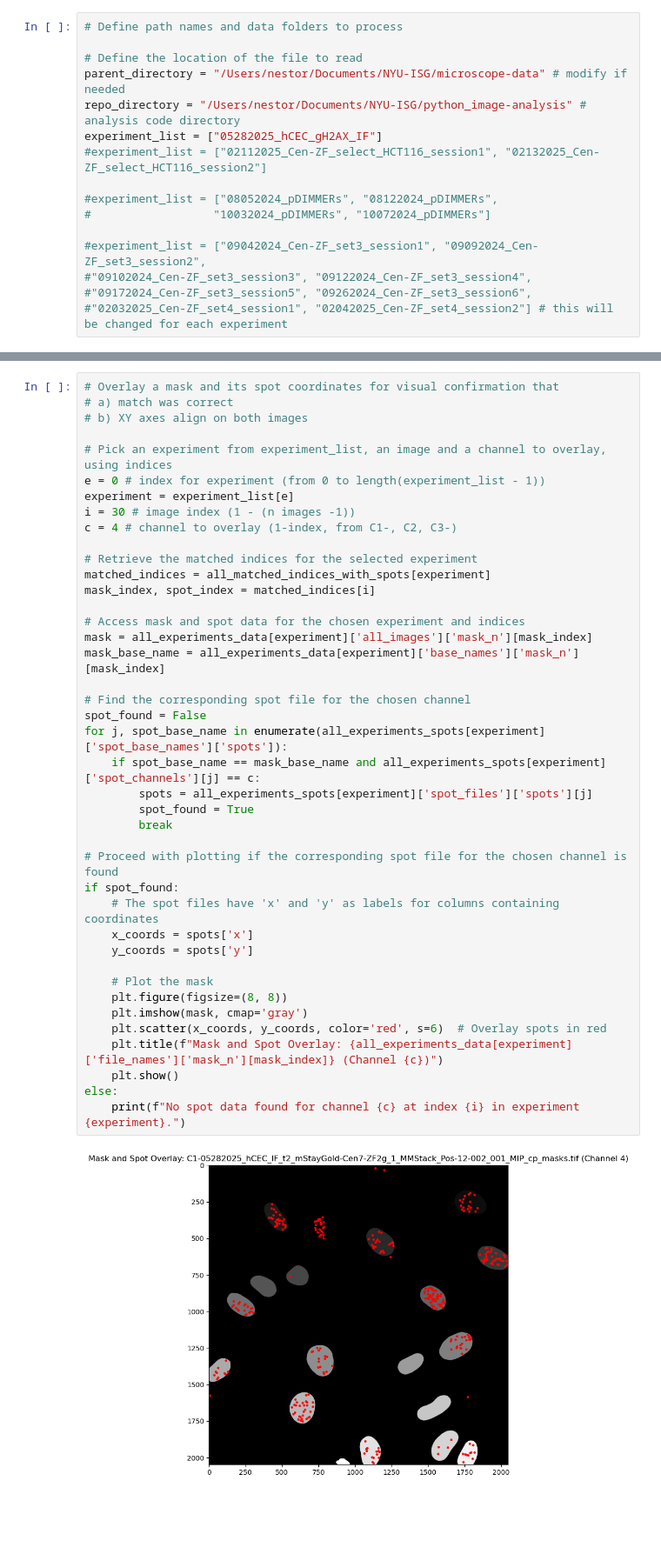
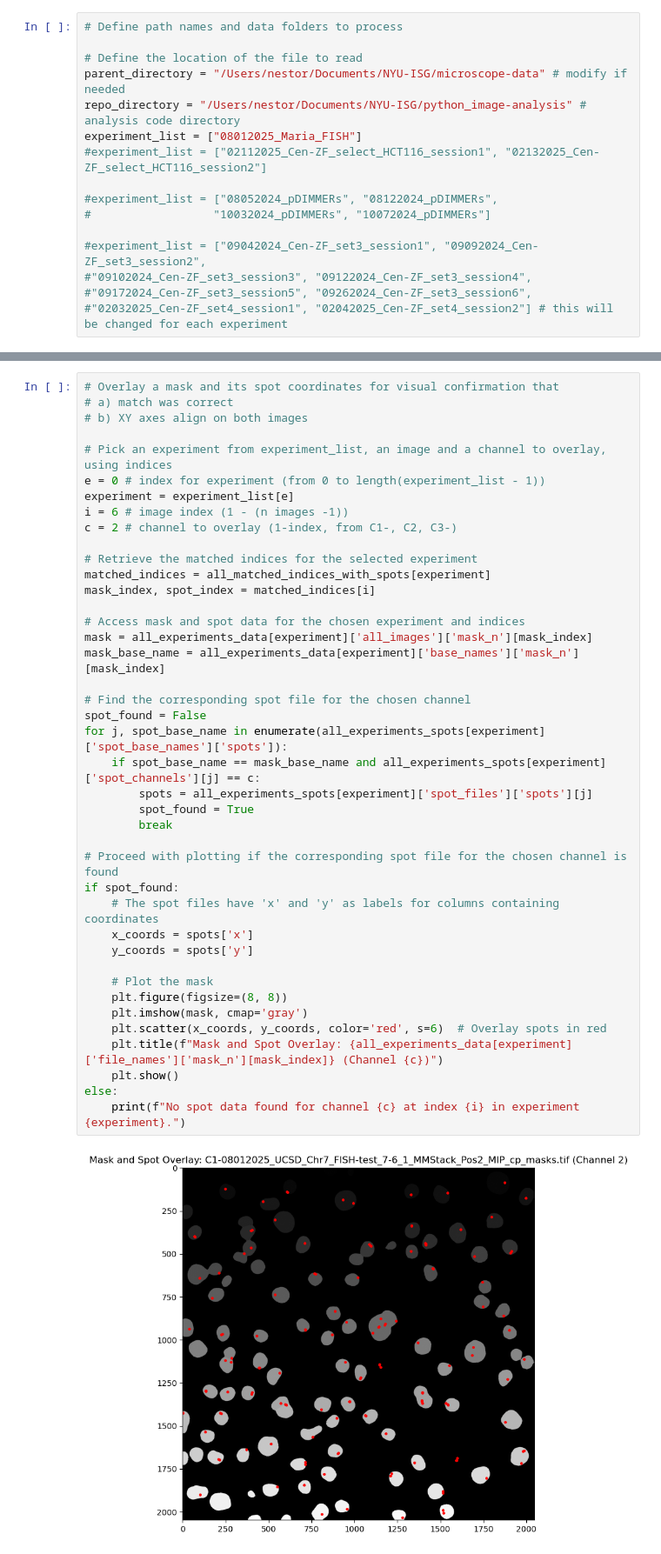
Before and after one commit to timotheelionnet/python_image-analysis, a Jupyter notebook: notebooks/spot-findr.ipynb, the cells around one changed output, grey strips where cells are left out. Shown at 87% size. Drawn from its saved outputs; the diff is of its cells as text; blank space fills up the shorter version.

```diff
--- a/notebooks/spot-findr.ipynb
+++ b/notebooks/spot-findr.ipynb
@@ -41,7 +41,7 @@ logging.basicConfig(level=logging.INFO, format='%(asctime)s - %(levelname)s - %(
 # Define the location of the file to read
 parent_directory = "/Users/nestor/Documents/NYU-ISG/microscope-data" # modify if needed
 repo_directory = "/Users/nestor/Documents/NYU-ISG/python_image-analysis" # analysis code directory
-experiment_list = ["05282025_hCEC_gH2AX_IF"]
+experiment_list = ["08012025_Maria_FISH"]
 #experiment_list = ["02112025_Cen-ZF_select_HCT116_session1", "02132025_Cen-ZF_select_HCT116_session2"]
 
 #experiment_list = ["08052024_pDIMMERs", "08122024_pDIMMERs",
@@ -251,41 +245,41 @@ for experiment, pairs in all_matched_indices_with_spots.items():
 # Pick an experiment from experiment_list, an image and a channel to overlay, using indices
 e = 0 # index for experiment (from 0 to length(experiment_list - 1))
 experiment = experiment_list[e]
-i = 30 # image index (1 - (n images -1))
-c = 4 # channel to overlay (1-index, from C1-, C2, C3-)
+i = 6 # image index (1 - (n images -1))
+c = 2 # channel to overlay (1-index, from C1-, C2, C3-)
 
 # Retrieve the matched indices for the selected experiment
 matched_indices = all_matched_indices_with_spots[experiment]
 mask_index, spot_index = matched_indices[i]
 
 # Access mask and spot data for the chosen experiment and indices
 mask = all_experiments_data[experiment]['all_images']['mask_n'][mask_index]
 mask_base_name = all_experiments_data[experiment]['base_names']['mask_n'][mask_index]
 
 # Find the corresponding spot file for the chosen channel
 spot_found = False
 for j, spot_base_name in enumerate(all_experiments_spots[experiment]['spot_base_names']['spots']):
     if spot_base_name == mask_base_name and all_experiments_spots[experiment]['spot_channels'][j] == c:
         spots = all_experiments_spots[experiment]['spot_files']['spots'][j]
         spot_found = True
         break
 
 # Proceed with plotting if the corresponding spot file for the chosen channel is found
 if spot_found:
     # The spot files have 'x' and 'y' as labels for columns containing coordinates
     x_coords = spots['x']
     y_coords = spots['y']
 
     # Plot the mask
     plt.figure(figsize=(8, 8))
     plt.imshow(mask, cmap='gray')
     plt.scatter(x_coords, y_coords, color='red', s=6)  # Overlay spots in red
     plt.title(f"Mask and Spot Overlay: {all_experiments_data[experiment]['file_names']['mask_n'][mask_index]} (Channel {c})")
     plt.show()
 else:
     print(f"No spot data found for channel {c} at index {i} in experiment {experiment}.")
 # %% [output]
-[figure, old version]
+[figure, new version]
 # %%
 # CHUNK 4 (updated using base_names and multiple channels) #
 # Assign each spot to a nuclear mask ROI based on their coordinates
```
Also changed, not shown: parts of 9 cells of this notebook, 6 other files.
